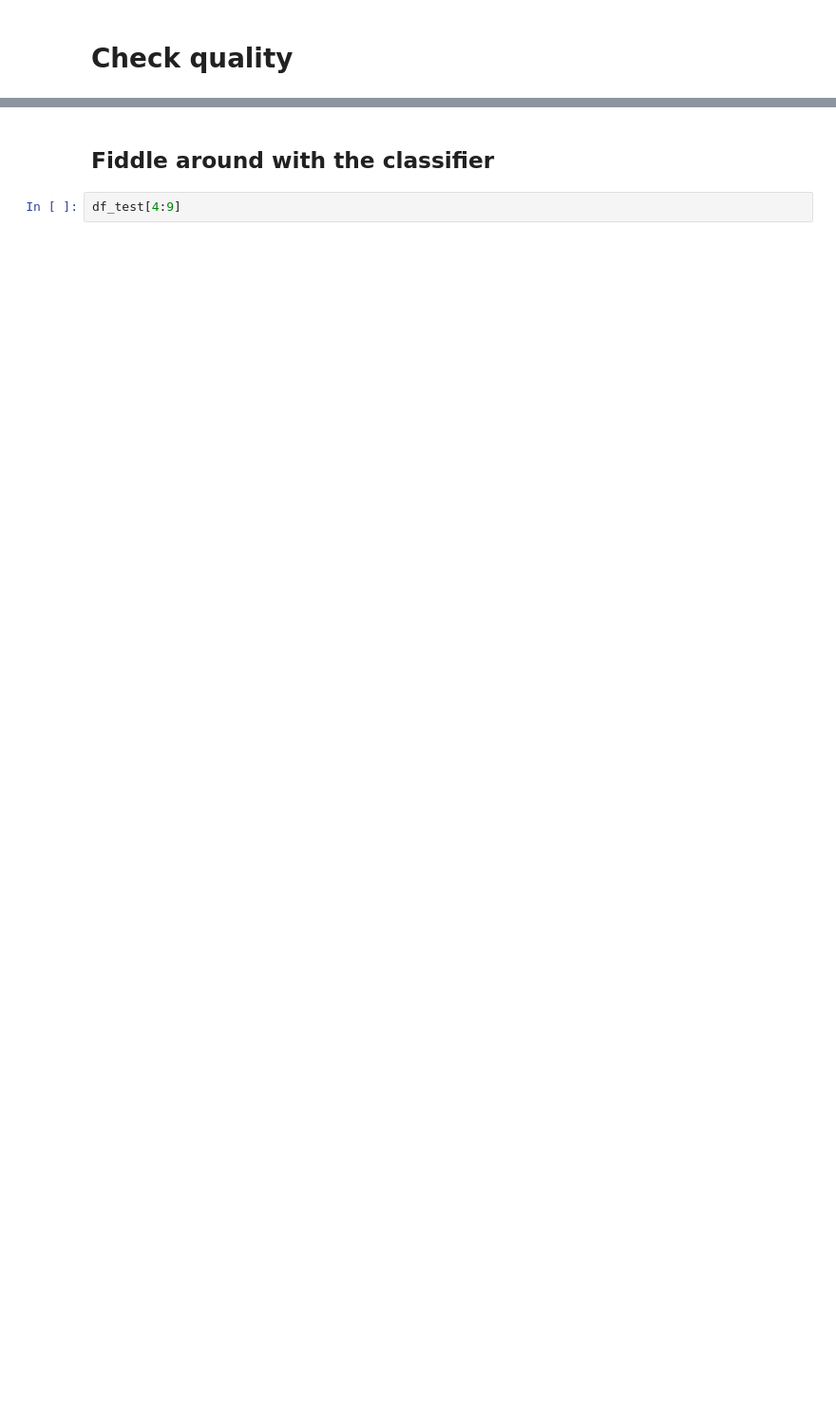
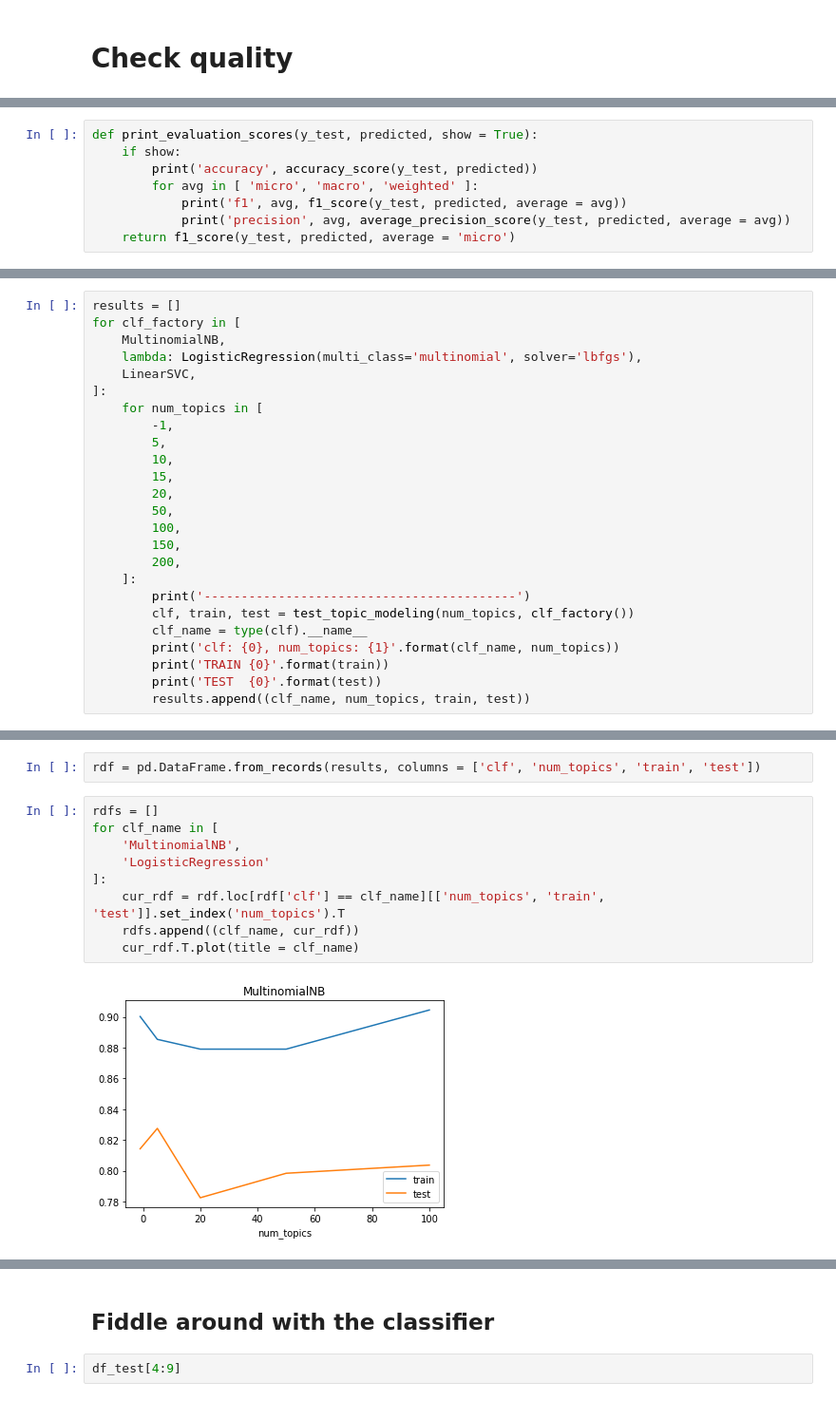
Before and after one commit to kirill-gerasimov/ds, a Jupyter notebook: nb/8_topic_modeling_and_svm/reuters21578_topic-modeling.ipynb, the cells around one changed output, grey strips where cells are left out. Shown at 95% size. Cells and saved outputs as stored; diff of their text form; blank space fills up the shorter version.

Commit message:
[TM] topic modeling example inc. case of lower overfitting for NB and logreg with topics as features

```diff
--- a/nb/8_topic_modeling_and_svm/reuters21578_topic-modeling.ipynb
+++ b/nb/8_topic_modeling_and_svm/reuters21578_topic-modeling.ipynb
@@ -597 +801,9 @@ y_test_predicted_labels = clf.predict(X_test)
+# %%
+def print_evaluation_scores(y_test, predicted, show = True):
+    if show:
+        print('accuracy', accuracy_score(y_test, predicted))
+        for avg in [ 'micro', 'macro', 'weighted' ]:
+            print('f1', avg, f1_score(y_test, predicted, average = avg))
+            print('precision', avg, average_precision_score(y_test, predicted, average = avg))
+    return f1_score(y_test, predicted, average = 'micro')
 # %%
@@ -615,0 +884,25 @@ precision weighted 0.8970242590844048
+# %%
+results = []
+for clf_factory in [
+    MultinomialNB,
+    lambda: LogisticRegression(multi_class='multinomial', solver='lbfgs'),
+    LinearSVC,
+]:
+    for num_topics in [
+        -1,
+        5,
+        10,
+        15,
+        20,
+        50,
+        100,
+        150,
+        200,
+    ]:
+        print('------------------------------------------')
+        clf, train, test = test_topic_modeling(num_topics, clf_factory())
+        clf_name = type(clf).__name__
+        print('clf: {0}, num_topics: {1}'.format(clf_name, num_topics))
+        print('TRAIN {0}'.format(train))
+        print('TEST  {0}'.format(test))
+        results.append((clf_name, num_topics, train, test))
@@ -615,0 +946,13 @@ precision weighted 0.8970242590844048
+# %%
+rdf = pd.DataFrame.from_records(results, columns = ['clf', 'num_topics', 'train', 'test'])
+# %%
+rdfs = []
+for clf_name in [
+    'MultinomialNB',
+    'LogisticRegression'
+]:
+    cur_rdf = rdf.loc[rdf['clf'] == clf_name][['num_topics', 'train', 'test']].set_index('num_topics').T
+    rdfs.append((clf_name, cur_rdf))
+    cur_rdf.T.plot(title = clf_name)
+# %% [output]
+[figure, added]
```
Also changed, not shown: parts of 46 cells of this notebook.
